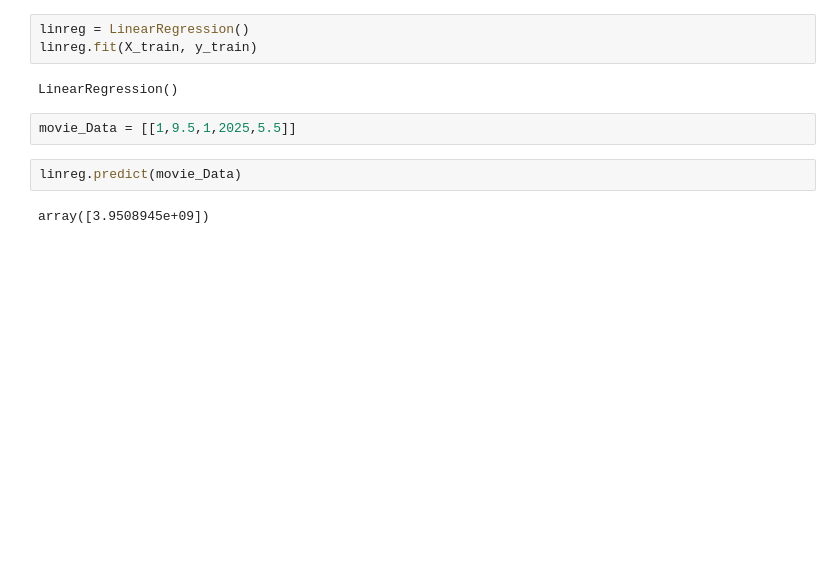
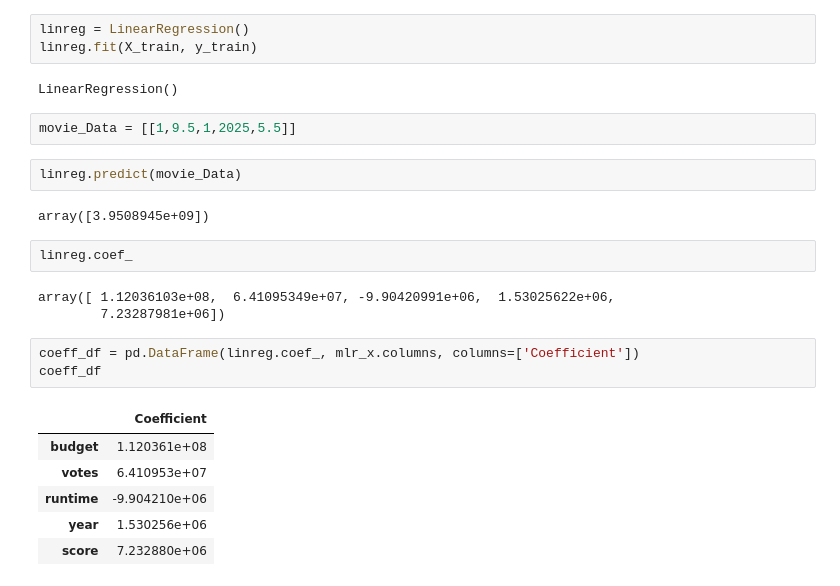
Before and after one commit to reddyprasade/Machine-Learning, a Jupyter notebook: Supervise Learning/Regrestion/Movies_Revenue_Regression.ipynb, the cells around one changed output. Saved outputs shown, nothing was run; the diff lists cells and outputs as text; blank space fills up the shorter version.

```diff
--- a/Supervise Learning/Regrestion/Movies_Revenue_Regression.ipynb
+++ b/Supervise Learning/Regrestion/Movies_Revenue_Regression.ipynb
@@ -289,3 +311,18 @@ movie_Data = [[1,9.5,1,2025,5.5]]
 linreg.predict(movie_Data)
 # %% [output]
 array([3.9508945e+09])
+# %%
+linreg.coef_
+# %% [output]
+array([ 1.12036103e+08,  6.41095349e+07, -9.90420991e+06,  1.53025622e+06,
+        7.23287981e+06])
+# %%
+coeff_df = pd.DataFrame(linreg.coef_, mlr_x.columns, columns=['Coefficient'])
+coeff_df
+# %% [output]
+|  | Coefficient |
+| budget | 1.120361e+08 |
+| votes | 6.410953e+07 |
+| runtime | -9.904210e+06 |
+| year | 1.530256e+06 |
+| score | 7.232880e+06 |
```
Also changed, not shown: parts of 5 cells of this notebook, 9 other files.
